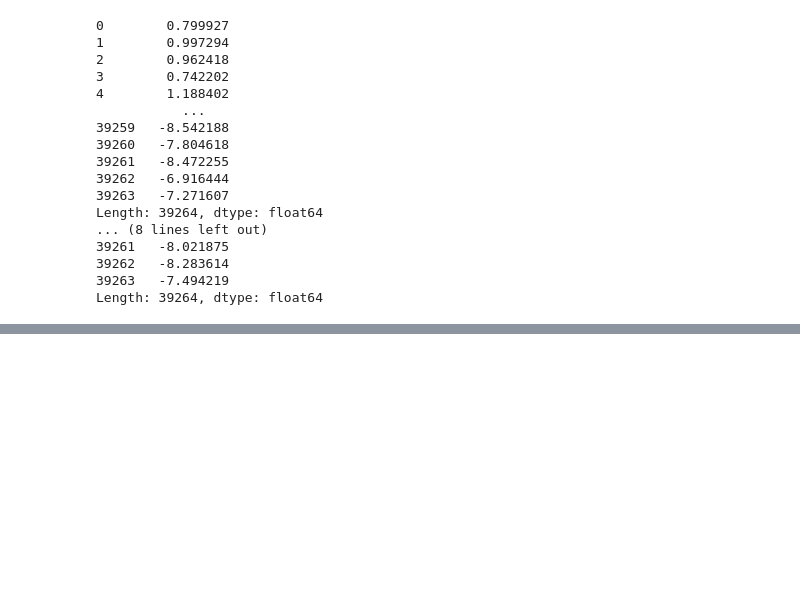
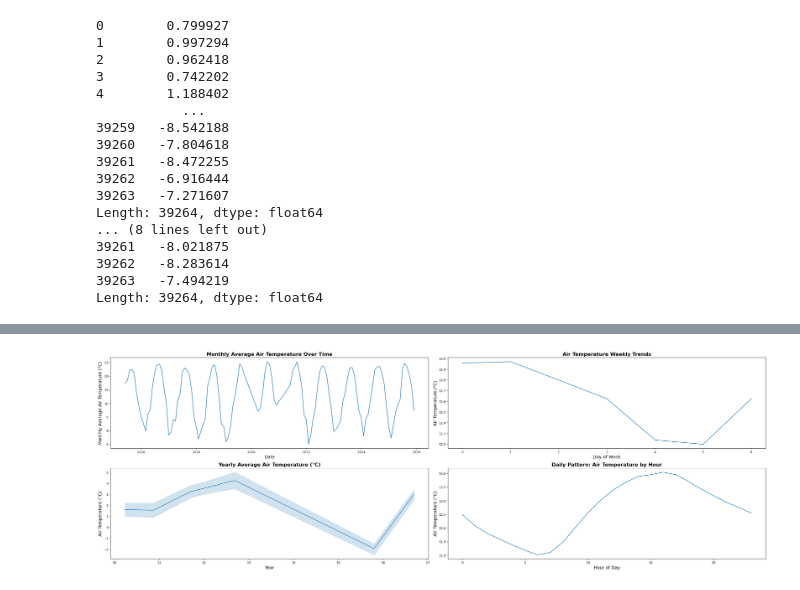
Before and after one commit to UCSF-DataSci/ds217-11-final-audreysu8, a Jupyter notebook: q8_results.ipynb, the cells around one changed output, grey strips where cells are left out. Cells and saved outputs as stored; diff of their text form; code cells hidden in the pictures; blank space fills up the shorter version.

```diff
--- a/q8_results.ipynb
+++ b/q8_results.ipynb
@@ -23,6 +23,7 @@ import os
 predictions = pd.read_csv('output/q7_predictions.csv')
 metrics = open('output/q7_model_metrics.txt').read()
 feature_importance = pd.read_csv('output/q7_feature_importance.csv')
+df = pd.read_csv('output/q4_features.csv')
 # %% [markdown]
 ---
 
@@ -297,3 +298,51 @@ with open('output/q8_key_findings.txt', 'w') as f:
     f.write("- Dataset cleaned: 196313 rows --> 196313 rows\n")
     f.write("- Missing values handled via forward-fill\n")
     f.write("- Outliers capped using 3 z-Scores\n")
+# %%
+# I conduct additional explorations of Air Temperature variable
+print(df)
+
+df["Measurement Timestamp"] = pd.to_datetime(df["Measurement Timestamp"])
+
+df = df.set_index("Measurement Timestamp")
+
+df['Monthly Average Air Temperature'] = df['Air Temperature'].resample('ME').mean()
+
+df['Yearly Average Air Temperature'] = df['Air Temperature'].resample('Y').mean()
+
+
+df_new = df.copy().reset_index()
+
+day_of_week = df_new.groupby("day_of_week")[["Air Temperature"]].agg("mean")
+
+fig, axs = plt.subplots(2, 2, figsize=(30, 10))
+
+sns.lineplot(data = day_of_week, x = 'day_of_week', y='Air Temperature', ax = axs[0, 1])
+axs[0, 1].set_xlabel("Day of Week", fontsize=14)
+axs[0, 1].set_ylabel("Air Temperature (°C)", fontsize=14)
+axs[0, 1].set_title("Air Temperature Weekly Trends", fontsize=16, fontweight = 'bold')
+
+# year = df_new.groupby("year")[["Air Temperature"]].agg("mean")
+
+sns.lineplot(data = df_new, x = 'Yearly Average Air Temperature', y='Air Temperature', ax = axs[1, 0])
+axs[1, 0].set_xlabel("Year", fontsize=14)
+axs[1, 0].set_ylabel("Air Temperature (°C)", fontsize=14)
+axs[1, 0].set_title("Yearly Average Air Temperature (°C)", fontsize=16, fontweight = 'bold')
+
+sns.lineplot(data = df_new, x = "Measurement Timestamp", y='Monthly Average Air Temperature', ax = axs[0, 0])
+axs[0, 0].set_title('Monthly Average Air Temperature Over Time', fontsize=16, fontweight='bold')
+axs[0, 0].set_xlabel('Date', fontsize=14)
+axs[0, 0].set_ylabel('Monthly Average Air Temperature (°C)', fontsize=14)
+
+
+hour = df_new.groupby("hour")[["Air Temperature"]].agg("mean")
+
+sns.lineplot(data = hour, x = 'hour', y='Air Temperature', ax = axs[1,1])
+axs[1, 1].set_xlabel("Hour of Day", fontsize=14)
+axs[1, 1].set_ylabel("Air Temperature (°C)", fontsize=14)
+axs[1, 1].set_title("Daily Pattern: Air Temperature by Hour", fontsize=16, fontweight = 'bold')
+
+plt.tight_layout()
+
+plt.savefig("output/q8_air_temp_visualizations.png", dpi = 300)
+# %% [output]
@@ -299,0 +366 @@ with open('output/q8_key_findings.txt', 'w') as f:
+[figure, added]
```
Also changed, not shown: parts of 9 cells of this notebook, 18 other files.
